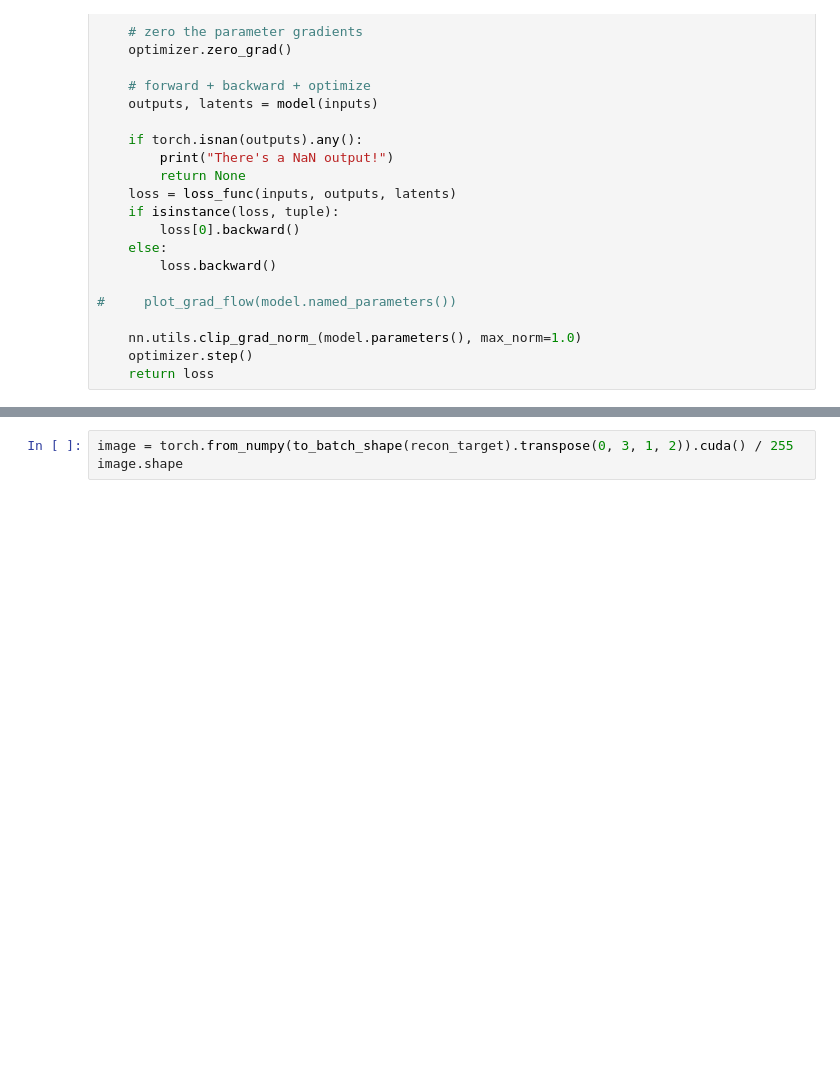
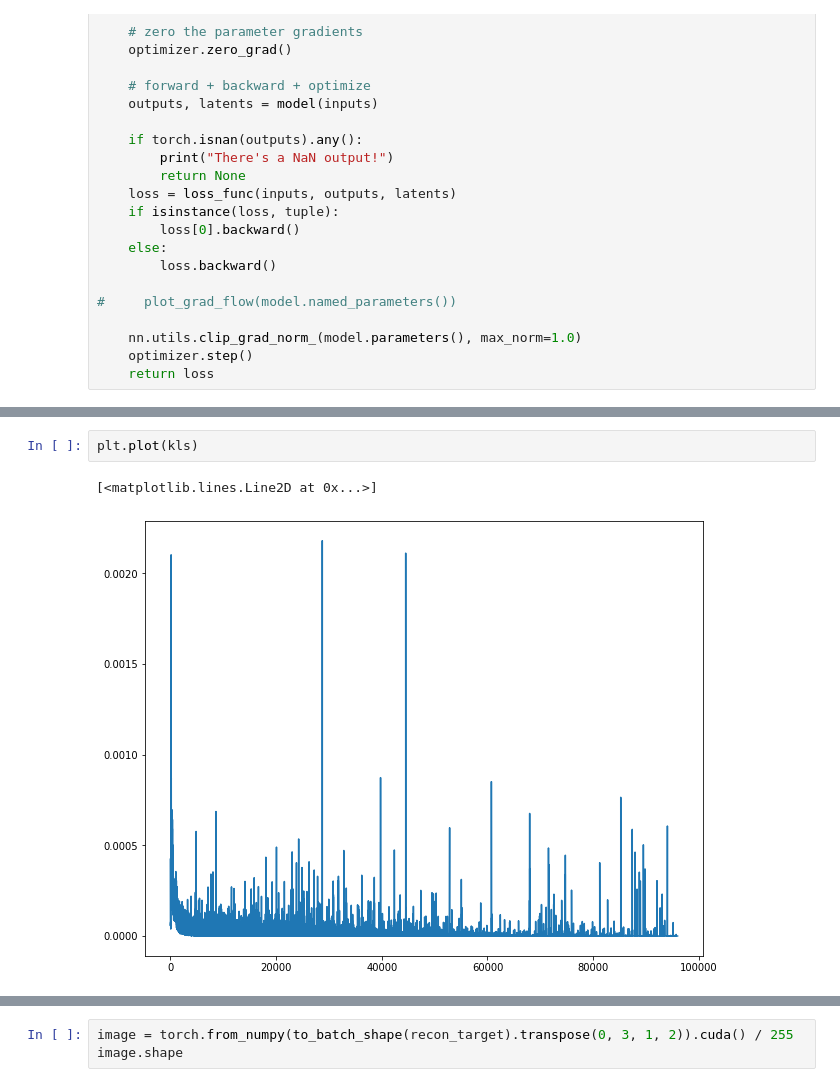
Before and after one commit to marthinwurer/minerl_stuff, a Jupyter notebook: actual_wm_ae.ipynb, the cells around one changed output, grey strips where cells are left out. Drawn from its saved outputs; the diff is of its cells as text; blank space fills up the shorter version.

```diff
--- a/actual_wm_ae.ipynb
+++ b/actual_wm_ae.ipynb
@@ -281,0 +315,5 @@ plt.plot(raw_losses)
+# %%
+plt.plot(kls)
+# %% [output]
+[<matplotlib.lines.Line2D at 0x...>]
+[figure, added]
```
Also changed, not shown: parts of 14 cells of this notebook, 33 other files.
